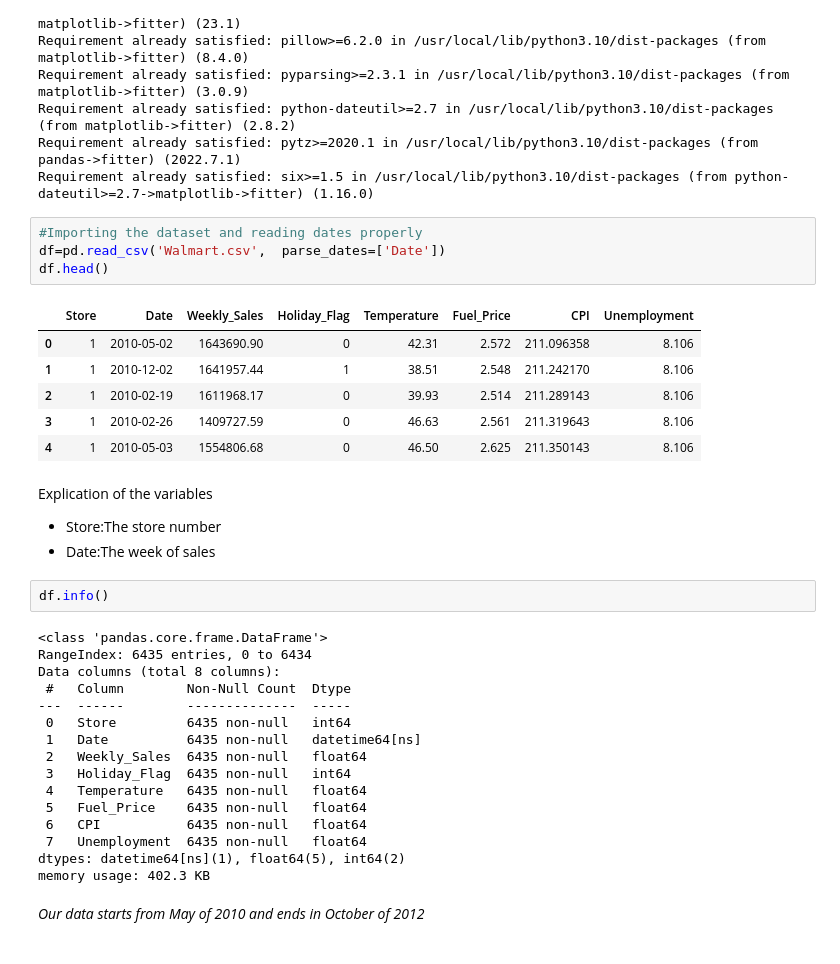
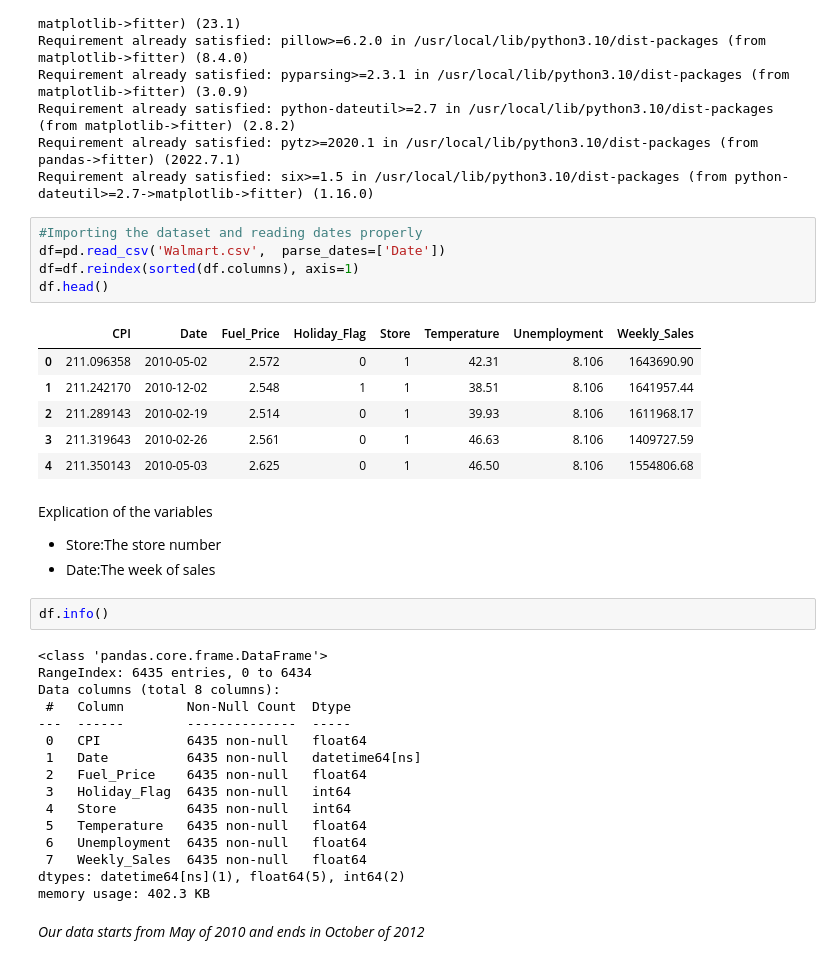
Before and after one commit to Apricold/Walmart_Analysis_Dataset, a Jupyter notebook: walmart_analysis.ipynb, the cells around one changed output. Saved outputs shown, nothing was run; the diff lists cells and outputs as text.

```diff
--- a/walmart_analysis.ipynb
+++ b/walmart_analysis.ipynb
@@ -35,14 +35,15 @@ Requirement already satisfied: six>=1.5 in /usr/local/lib/python3.10/dist-packag
 # %%
 #Importing the dataset and reading dates properly
 df=pd.read_csv('Walmart.csv',  parse_dates=['Date'])
+df=df.reindex(sorted(df.columns), axis=1)
 df.head()
 # %% [output]
-|  | Store | Date | Weekly_Sales | Holiday_Flag | Temperature | Fuel_Price | CPI | Unemployment |
-| 0 | 1 | 2010-05-02 | 1643690.90 | 0 | 42.31 | 2.572 | 211.096358 | 8.106 |
-| 1 | 1 | 2010-12-02 | 1641957.44 | 1 | 38.51 | 2.548 | 211.242170 | 8.106 |
-| 2 | 1 | 2010-02-19 | 1611968.17 | 0 | 39.93 | 2.514 | 211.289143 | 8.106 |
-| 3 | 1 | 2010-02-26 | 1409727.59 | 0 | 46.63 | 2.561 | 211.319643 | 8.106 |
-| 4 | 1 | 2010-05-03 | 1554806.68 | 0 | 46.50 | 2.625 | 211.350143 | 8.106 |
+|  | CPI | Date | Fuel_Price | Holiday_Flag | Store | Temperature | Unemployment | Weekly_Sales |
+| 0 | 211.096358 | 2010-05-02 | 2.572 | 0 | 1 | 42.31 | 8.106 | 1643690.90 |
+| 1 | 211.242170 | 2010-12-02 | 2.548 | 1 | 1 | 38.51 | 8.106 | 1641957.44 |
+| 2 | 211.289143 | 2010-02-19 | 2.514 | 0 | 1 | 39.93 | 8.106 | 1611968.17 |
+| 3 | 211.319643 | 2010-02-26 | 2.561 | 0 | 1 | 46.63 | 8.106 | 1409727.59 |
+| 4 | 211.350143 | 2010-05-03 | 2.625 | 0 | 1 | 46.50 | 8.106 | 1554806.68 |
 # %% [markdown]
 Explication of the variables
 
@@ -56,14 +57,14 @@ RangeIndex: 6435 entries, 0 to 6434
 Data columns (total 8 columns):
  #   Column        Non-Null Count  Dtype
 ---  ------        --------------  -----
- 0   Store         6435 non-null   int64
+ 0   CPI           6435 non-null   float64
  1   Date          6435 non-null   datetime64[ns]
- 2   Weekly_Sales  6435 non-null   float64
+ 2   Fuel_Price    6435 non-null   float64
  3   Holiday_Flag  6435 non-null   int64
- 4   Temperature   6435 non-null   float64
- 5   Fuel_Price    6435 non-null   float64
- 6   CPI           6435 non-null   float64
- 7   Unemployment  6435 non-null   float64
+ 4   Store         6435 non-null   int64
+ 5   Temperature   6435 non-null   float64
+ 6   Unemployment  6435 non-null   float64
+ 7   Weekly_Sales  6435 non-null   float64
 dtypes: datetime64[ns](1), float64(5), int64(2)
 memory usage: 402.3 KB
 # %% [markdown]
```
Also changed, not shown: parts of 2 cells of this notebook.
